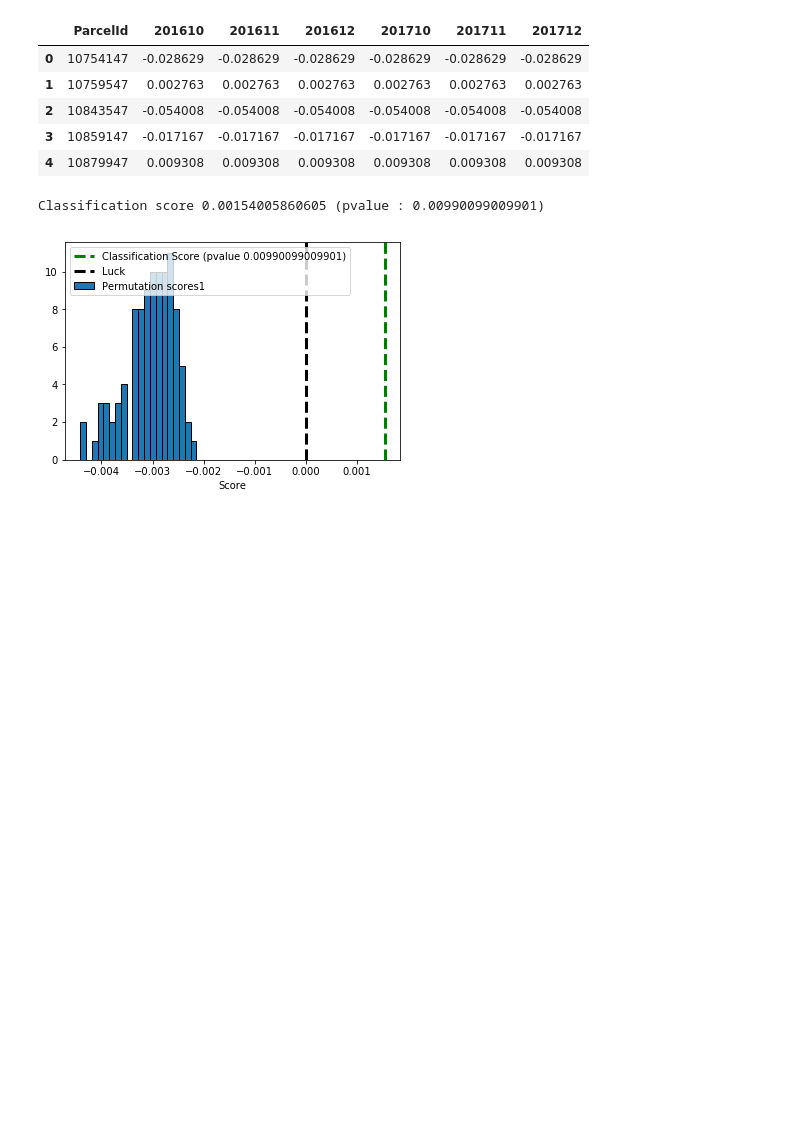
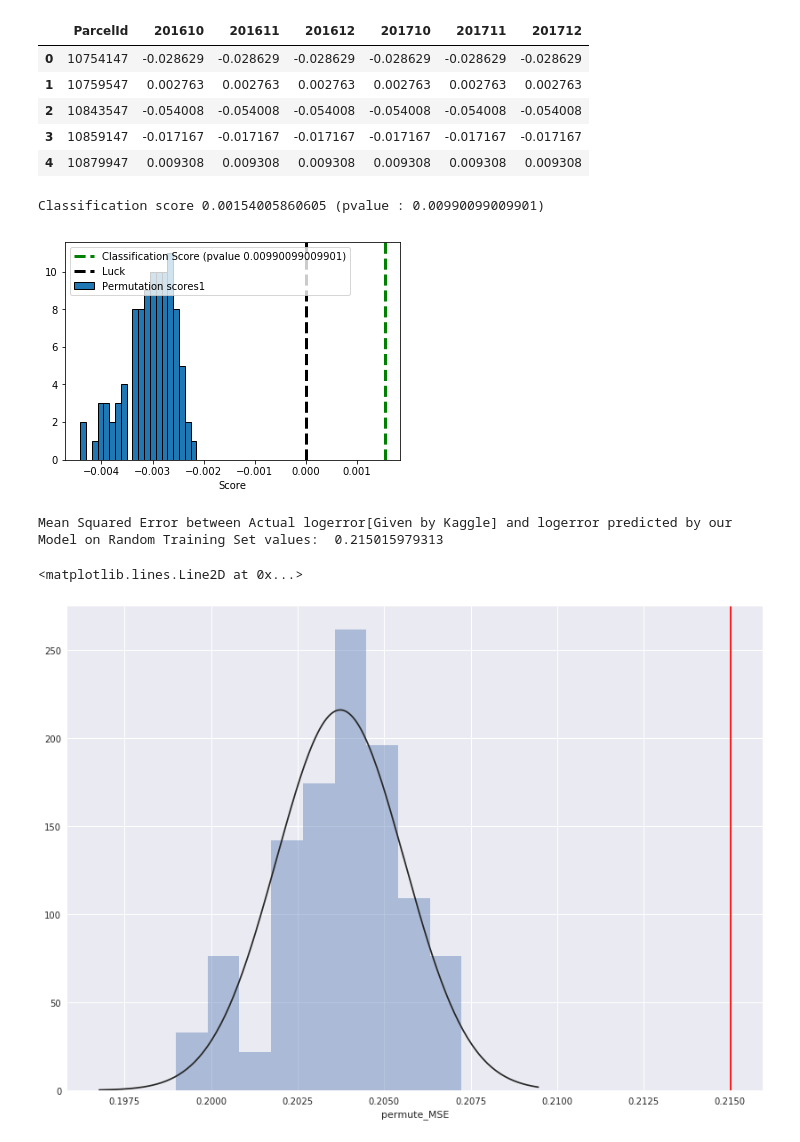
Before and after one commit to ashuyadav93/Zillow-Home-Value-Prediction, a Jupyter notebook: HW3_submit1.ipynb, the cells around one changed output. Saved outputs shown, nothing was run; the diff lists cells and outputs as text; code cells hidden in the pictures; blank space fills up the shorter version.

```diff
--- a/HW3_submit1.ipynb
+++ b/HW3_submit1.ipynb
@@ -603,3 +603,73 @@ plt.show()
 # %% [output]
 Classification score 0.00154005860605 (pvalue : 0.00990099009901)
 [figure]
+# %%
+#Question6 Part B
+
+permute_MSE = list()
+#permute_R2 = list()
+
+q6_features_b = ['bathroomcnt','finishedsquarefeet12','yearbuilt',
+              'landtaxvaluedollarcnt', 'structuretaxvaluedollarcnt', 'logerror', 'parcelid']
+
+q6_data_b = q5_data[q6_features_b].copy()
+q6_b_actual_result = q6_data_b[['parcelid', 'logerror']]
+
+def randomizeData(q6_data_c):
+    q6_data = q6_data_c.copy()
+    parcel = q6_data[['parcelid']]
+    a = q6_data[['bathroomcnt']]
+    b =  q6_data[['finishedsquarefeet12']]
+    c = q6_data[['yearbuilt']]
+    d = q6_data[['landtaxvaluedollarcnt']]
+    e = q6_data[['structuretaxvaluedollarcnt']]
+    a = a.reindex(np.random.permutation(a.index)).reset_index(drop=True)
+    b = b.reindex(np.random.permutation(b.index)).reset_index(drop=True)
+    c = c.reindex(np.random.permutation(c.index)).reset_index(drop=True)
+    d = d.reindex(np.random.permutation(d.index)).reset_index(drop=True)
+    e = e.reindex(np.random.permutation(e.index)).reset_index(drop=True)
+    parcel = parcel.reset_index(drop=True)
+    data = pd.concat([parcel , a], axis = 1 )
+    data = pd.concat([data, b ], axis = 1 )
+    data = pd.concat([data, c ], axis = 1 )
+    data = pd.concat([data, d ], axis = 1 )
+    data = pd.concat([data, e ], axis = 1 )
+    return data
+
+
+for i in range(0, 100):
+    shuffle_temp = q6_data_b.iloc[0:500,:]
+    shuffle_temp_df = randomizeData(shuffle_temp)
+    model_df = shuffle_temp_df[shuffle_temp_df.columns.difference(['parcelid'])]
+    result = lgb_model.predict(model_df)
+    actual_logerror = list()
+    for index, row in shuffle_temp_df.iterrows():
+         actual_logerror.append(q6_b_actual_result.loc[q6_b_actual_result['parcelid'] == row['parcelid'], 'logerror'].iloc[0])
+    actual_logerror_df = pd.DataFrame({'actuallogerror':actual_logerror})
+    permute_logerror_df = pd.DataFrame({'permutelogerror':result})
+    permute_MSE.append(mean_squared_error(actual_logerror_df, permute_logerror_df)**0.5)
+    #permute_R2.append(r2_score(actual_logerror_df.values, permute_logerror_df.values))
+
+
+#Plot
+import seaborn as sns
+import scipy
+from scipy.stats import norm
+sns.set()
+plt.figure(figsize=(14, 10))
+permute_MSE_df = pd.DataFrame({'permute_MSE':permute_MSE})
+#permute_R2_df = pd.DataFrame({'permute_R2':permute_R2})
+sns.distplot(permute_MSE_df['permute_MSE'], fit=norm, kde=False)
+
+actual_result_df = q5_data[q6_features_b].copy()
+actual_result_df = actual_result_df.iloc[0:500,:]
+actual_result_filtered_df = actual_result_df[actual_result_df.columns.difference(['parcelid', 'logerror'])]
+result_on_original = lgb_model.predict(actual_result_filtered_df)
+result_on_original_df = pd.DataFrame({'predictlogerror':result_on_original})
+original_MSE = mean_squared_error(result_on_original_df, actual_result_df['logerror'])**0.5
+print("Mean Squared Error between Actual logerror[Given by Kaggle] and logerror predicted by our Model on Random Training Set values: ", original_MSE)
+plt.axvline(original_MSE, color = 'r')
+# %% [output]
+Mean Squared Error between Actual logerror[Given by Kaggle] and logerror predicted by our Model on Random Training Set values:  0.215015979313
+<matplotlib.lines.Line2D at 0x...>
+[figure, added]
```
Also changed, not shown: parts of 1 cell of this notebook.
